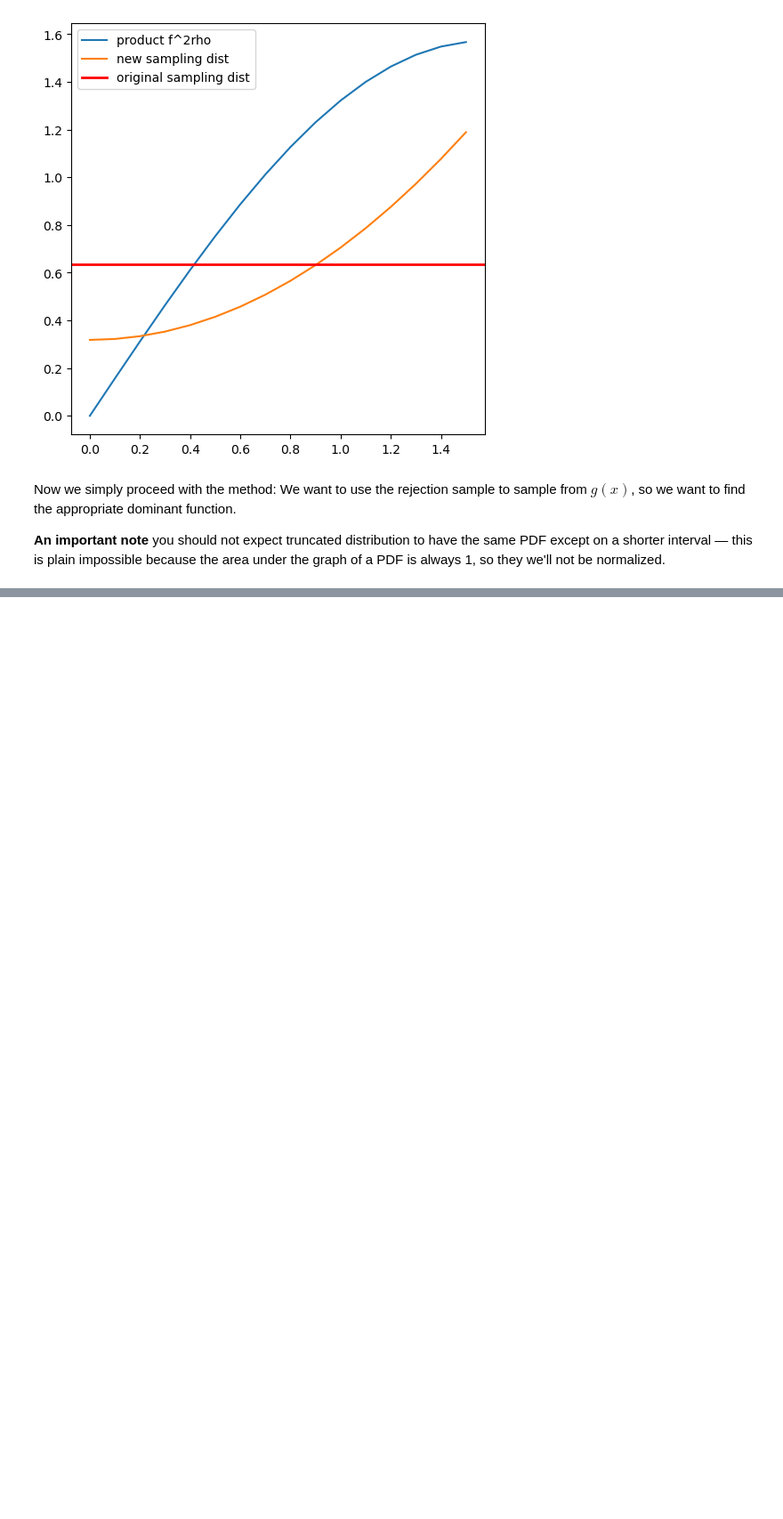
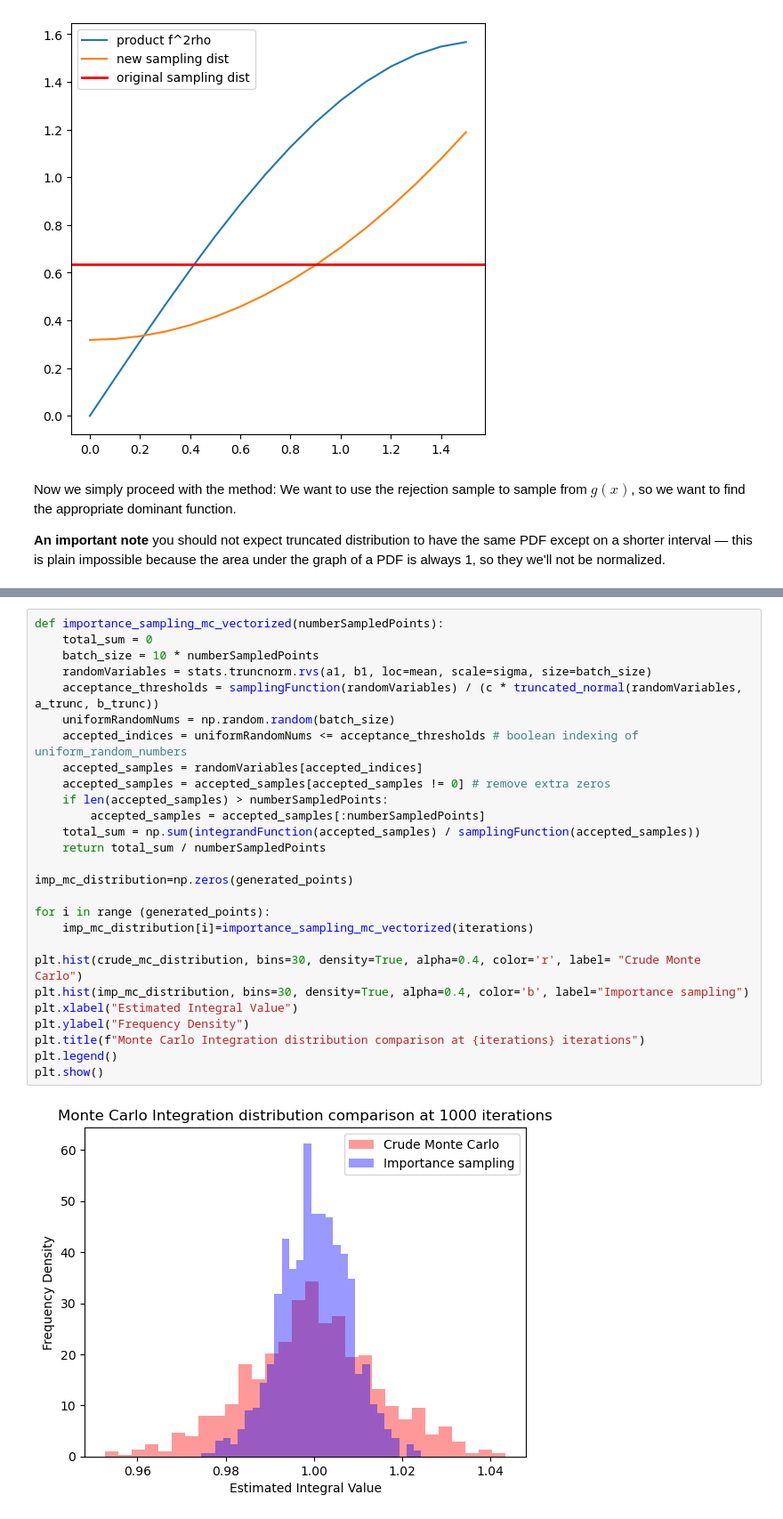
Before and after one commit to nunziatodamino/NMSM_2024, a Jupyter notebook: Block 1/Exercise 3 - Importance sampling.ipynb, the cells around one changed output, grey strips where cells are left out. Shown: that part at 89% size. Saved outputs shown, nothing was run; the diff lists cells and outputs as text; blank space fills up the shorter version.

```diff
--- a/Block 1/Exercise 3 - Importance sampling.ipynb
+++ b/Block 1/Exercise 3 - Importance sampling.ipynb
@@ -147,0 +148,29 @@ plt.show()
+# %%
+def importance_sampling_mc_vectorized(numberSampledPoints):
+    total_sum = 0
+    batch_size = 10 * numberSampledPoints
+    randomVariables = stats.truncnorm.rvs(a1, b1, loc=mean, scale=sigma, size=batch_size)
+    acceptance_thresholds = samplingFunction(randomVariables) / (c * truncated_normal(randomVariables, a_trunc, b_trunc))
+    uniformRandomNums = np.random.random(batch_size)
+    accepted_indices = uniformRandomNums <= acceptance_thresholds # boolean indexing of uniform_random_numbers
+    accepted_samples = randomVariables[accepted_indices]
+    accepted_samples = accepted_samples[accepted_samples != 0] # remove extra zeros
+    if len(accepted_samples) > numberSampledPoints:
+        accepted_samples = accepted_samples[:numberSampledPoints]
+    total_sum = np.sum(integrandFunction(accepted_samples) / samplingFunction(accepted_samples))
+    return total_sum / numberSampledPoints
+
+imp_mc_distribution=np.zeros(generated_points)
+
+for i in range (generated_points):
+    imp_mc_distribution[i]=importance_sampling_mc_vectorized(iterations)
+
+plt.hist(crude_mc_distribution, bins=30, density=True, alpha=0.4, color='r', label= "Crude Monte Carlo")
+plt.hist(imp_mc_distribution, bins=30, density=True, alpha=0.4, color='b', label="Importance sampling")
+plt.xlabel("Estimated Integral Value")
+plt.ylabel("Frequency Density")
+plt.title(f"Monte Carlo Integration distribution comparison at {iterations} iterations")
+plt.legend()
+plt.show()
+# %% [output]
+[figure, added]
```
Also changed, not shown: parts of 8 cells of this notebook, 13 other files.
